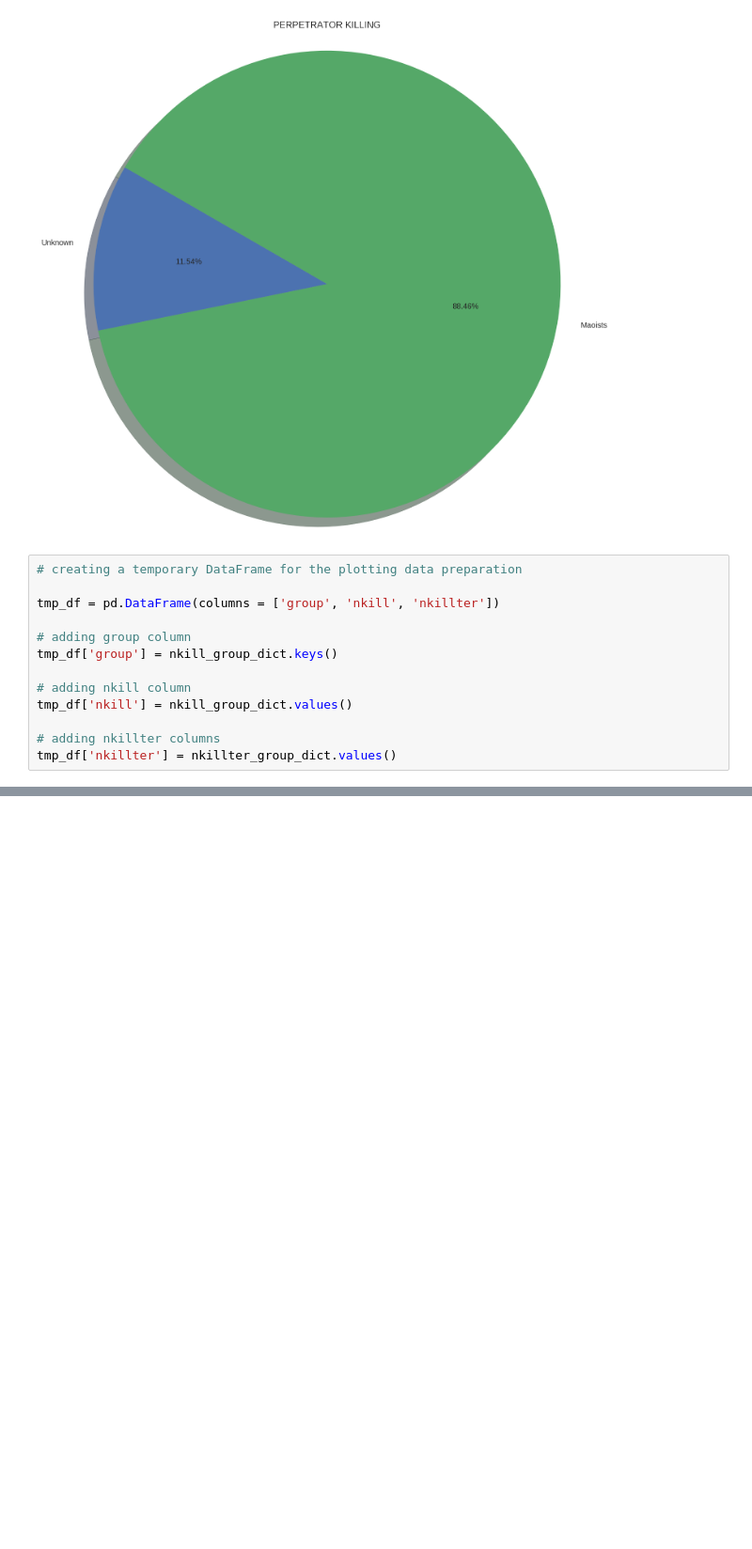
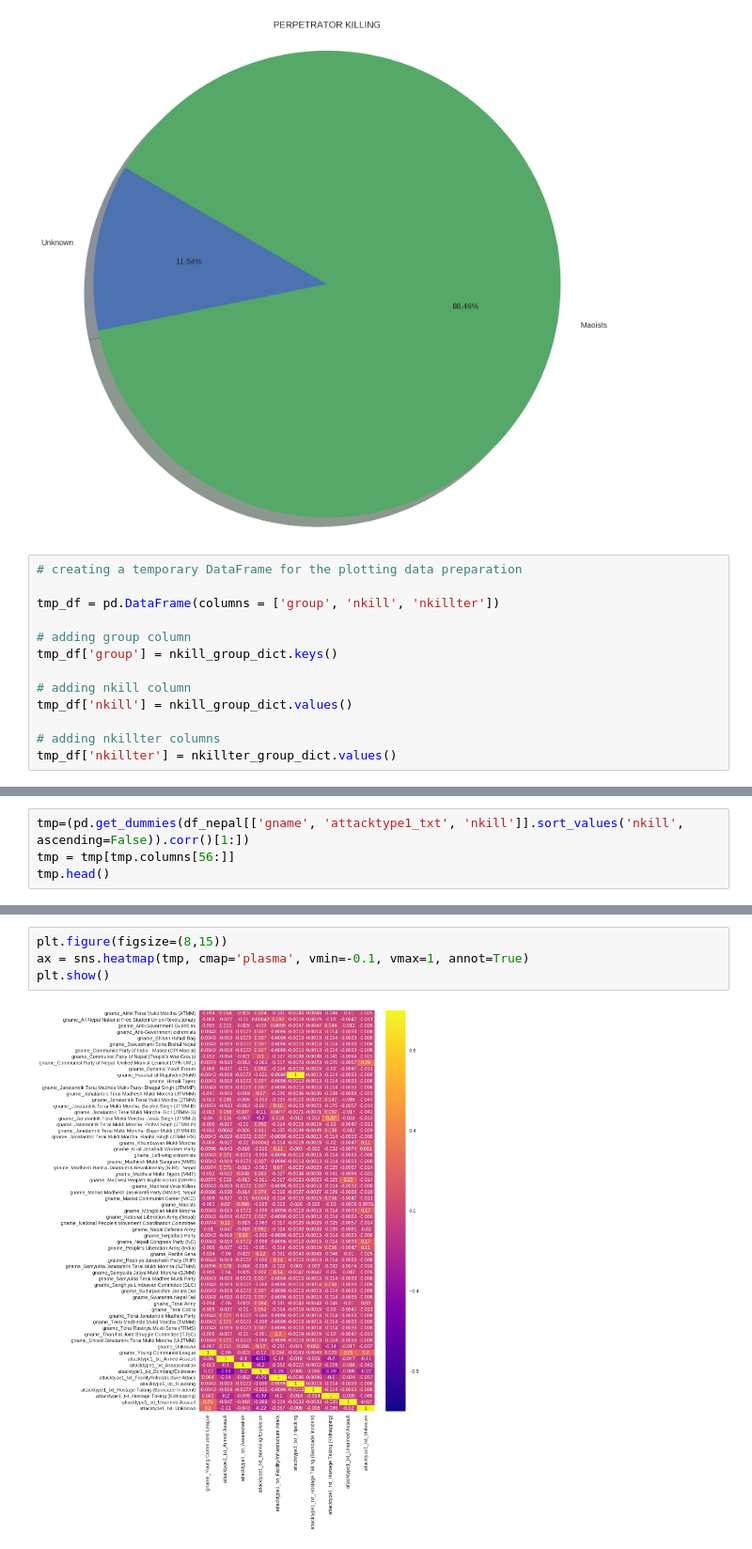
Before and after one commit to rnepal2/Global-Terrorism-Data-Analysis, a Jupyter notebook: Incidents_In_Nepal.ipynb, the cells around one changed output, grey strips where cells are left out. Shown at 94% size. Drawn from its saved outputs; the diff is of its cells as text; blank space fills up the shorter version.

```diff
--- a/Incidents_In_Nepal.ipynb
+++ b/Incidents_In_Nepal.ipynb
@@ -232,0 +253,4 @@ plt.show()
+# %%
+tmp=(pd.get_dummies(df_nepal[['gname', 'attacktype1_txt', 'nkill']].sort_values('nkill', ascending=False)).corr()[1:])
+tmp = tmp[tmp.columns[56:]]
+tmp.head()
@@ -232,0 +264,6 @@ plt.show()
+# %%
+plt.figure(figsize=(8,15))
+ax = sns.heatmap(tmp, cmap='plasma', vmin=-0.1, vmax=1, annot=True)
+plt.show()
+# %% [output]
+[figure, added]
```
Also changed, not shown: parts of 19 cells of this notebook.
